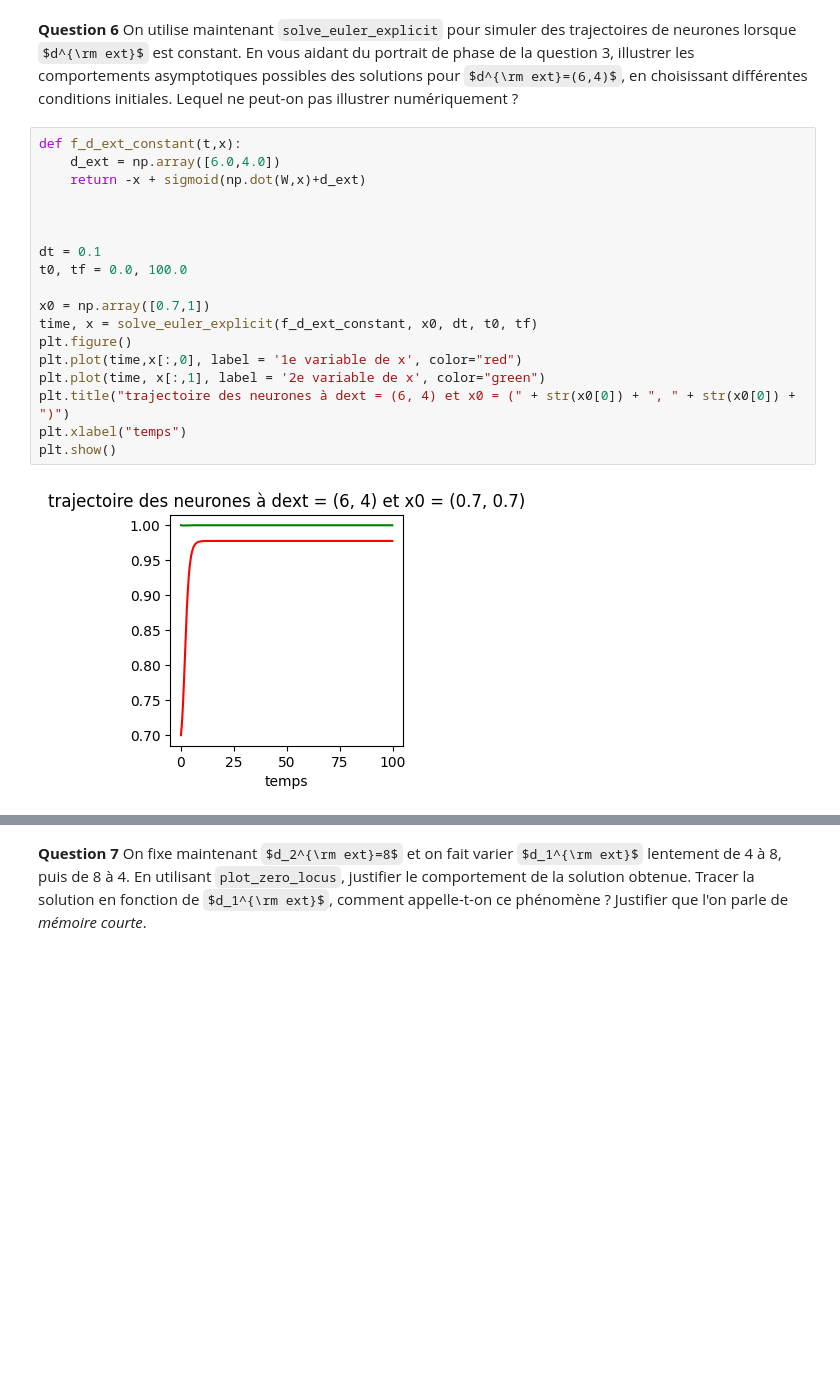
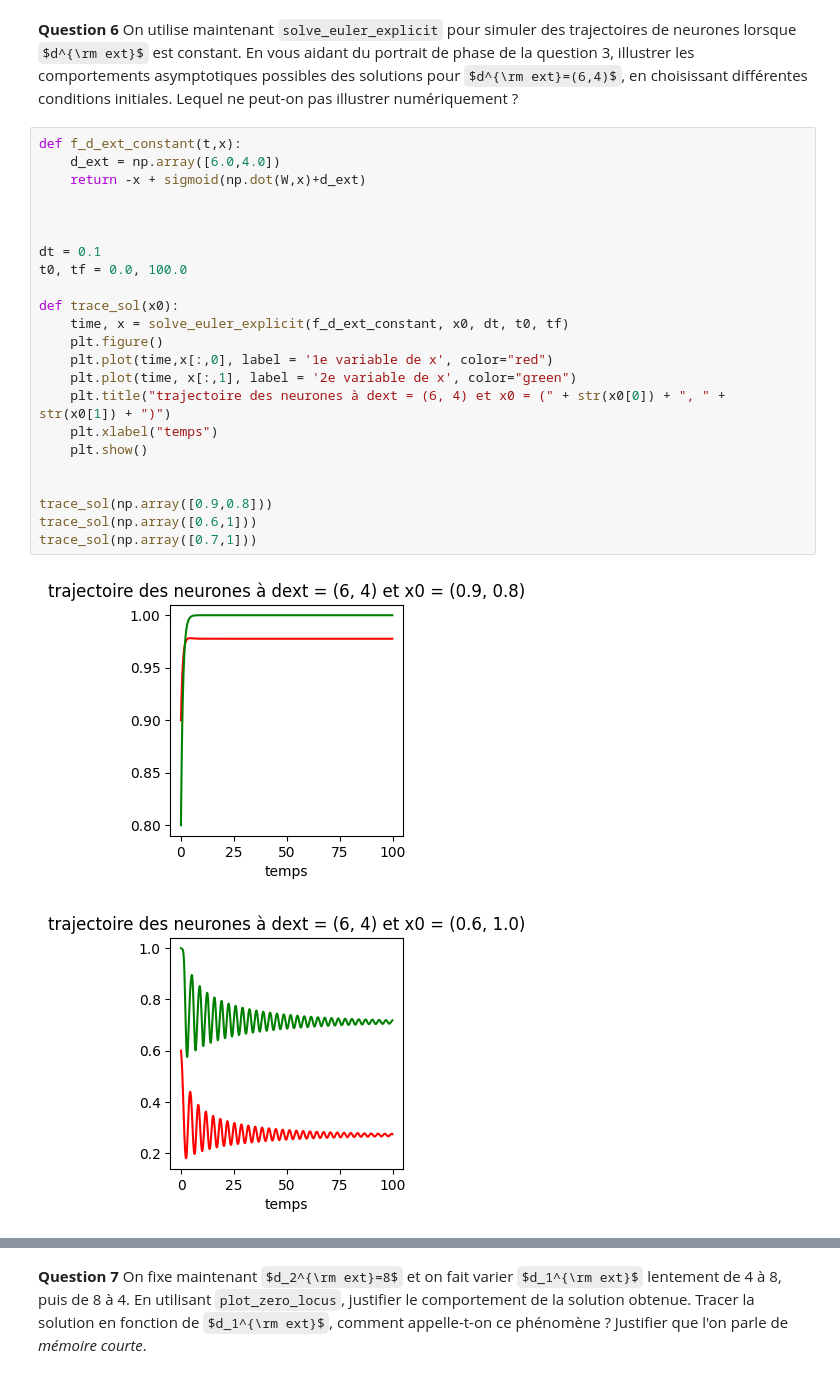
Before and after one commit to camilleprig/projet_maths_info, a Jupyter notebook: projet_maths.ipynb, the cells around one changed output, grey strips where cells are left out. Drawn from its saved outputs; the diff is of its cells as text; some formulas as TeX source; blank space fills up the shorter version.

```diff
--- a/projet_maths.ipynb
+++ b/projet_maths.ipynb
@@ -197,20 +202,26 @@ Pour trouver l'ordre de convergence de ce schéma, il faut utiliser une fonction
 # %%
 def f_d_ext_constant(t,x):
     d_ext = np.array([6.0,4.0])
     return -x + sigmoid(np.dot(W,x)+d_ext)
 
 
 
 dt = 0.1
 t0, tf = 0.0, 100.0
 
-x0 = np.array([0.7,1])
-time, x = solve_euler_explicit(f_d_ext_constant, x0, dt, t0, tf)
-plt.figure()
-plt.plot(time,x[:,0], label = '1e variable de x', color="red")
-plt.plot(time, x[:,1], label = '2e variable de x', color="green")
-plt.title("trajectoire des neurones à dext = (6, 4) et x0 = (" + str(x0[0]) + ", " + str(x0[0]) + ")")
-plt.xlabel("temps")
-plt.show()
+def trace_sol(x0):
+    time, x = solve_euler_explicit(f_d_ext_constant, x0, dt, t0, tf)
+    plt.figure()
+    plt.plot(time,x[:,0], label = '1e variable de x', color="red")
+    plt.plot(time, x[:,1], label = '2e variable de x', color="green")
+    plt.title("trajectoire des neurones à dext = (6, 4) et x0 = (" + str(x0[0]) + ", " + str(x0[1]) + ")")
+    plt.xlabel("temps")
+    plt.show()
+
+
+trace_sol(np.array([0.9,0.8]))
+trace_sol(np.array([0.6,1]))
+trace_sol(np.array([0.7,1]))
 # %% [output]
-[figure, old version]
+[figure, new version]
+[figure, added]
```
Also changed, not shown: parts of 17 cells of this notebook.
